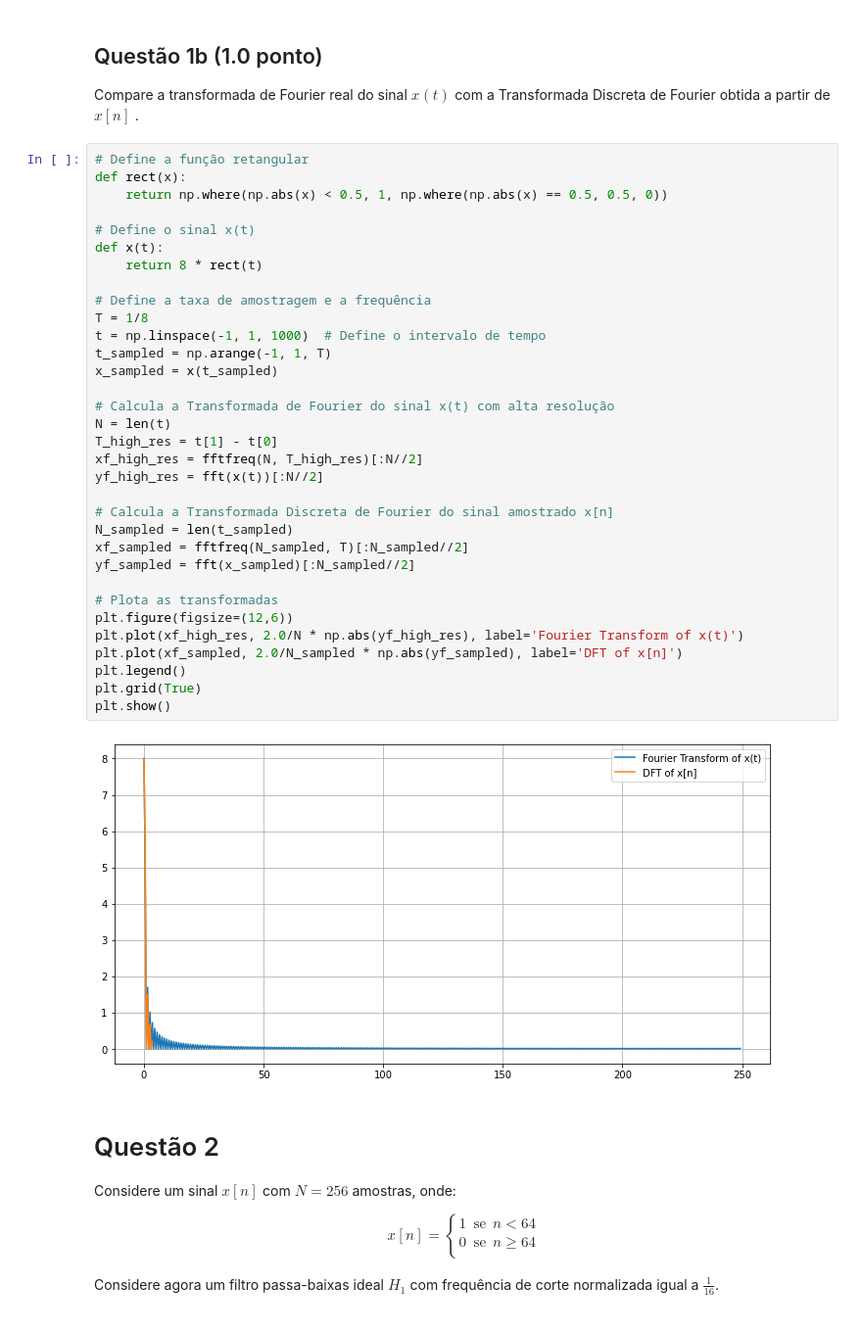
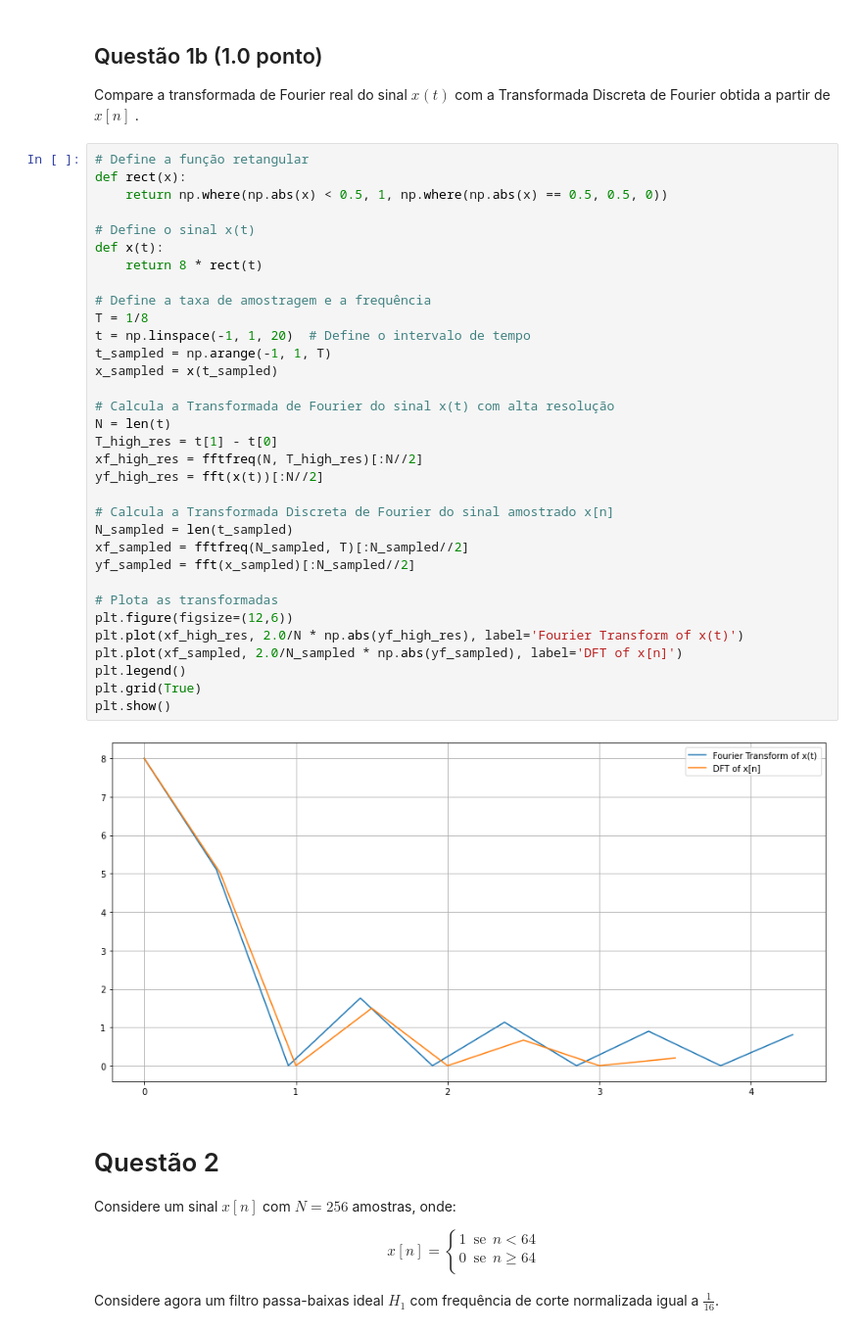
Before and after one commit to yantavares/sstd, a Jupyter notebook: Projeto_3/projeto3.ipynb, the cells around one changed output. Shown: that part at 98% size. Saved outputs shown, nothing was run; the diff lists cells and outputs as text.

```diff
--- a/Projeto_3/projeto3.ipynb
+++ b/Projeto_3/projeto3.ipynb
@@ -107,35 +104,35 @@ def rect(x):
     return np.where(np.abs(x) < 0.5, 1, np.where(np.abs(x) == 0.5, 0.5, 0))
 
 # Define o sinal x(t)
 def x(t):
     return 8 * rect(t)
 
 # Define a taxa de amostragem e a frequência
 T = 1/8
-t = np.linspace(-1, 1, 1000)  # Define o intervalo de tempo
+t = np.linspace(-1, 1, 20)  # Define o intervalo de tempo
 t_sampled = np.arange(-1, 1, T)
 x_sampled = x(t_sampled)
 
 # Calcula a Transformada de Fourier do sinal x(t) com alta resolução
 N = len(t)
 T_high_res = t[1] - t[0]
 xf_high_res = fftfreq(N, T_high_res)[:N//2]
 yf_high_res = fft(x(t))[:N//2]
 
 # Calcula a Transformada Discreta de Fourier do sinal amostrado x[n]
 N_sampled = len(t_sampled)
 xf_sampled = fftfreq(N_sampled, T)[:N_sampled//2]
 yf_sampled = fft(x_sampled)[:N_sampled//2]
 
 # Plota as transformadas
 plt.figure(figsize=(12,6))
 plt.plot(xf_high_res, 2.0/N * np.abs(yf_high_res), label='Fourier Transform of x(t)')
 plt.plot(xf_sampled, 2.0/N_sampled * np.abs(yf_sampled), label='DFT of x[n]')
 plt.legend()
 plt.grid(True)
 plt.show()
 # %% [output]
-[figure, old version]
+[figure, new version]
 # %% [markdown]
 # Questão 2
 
```
Also changed, not shown: parts of 5 cells of this notebook.
